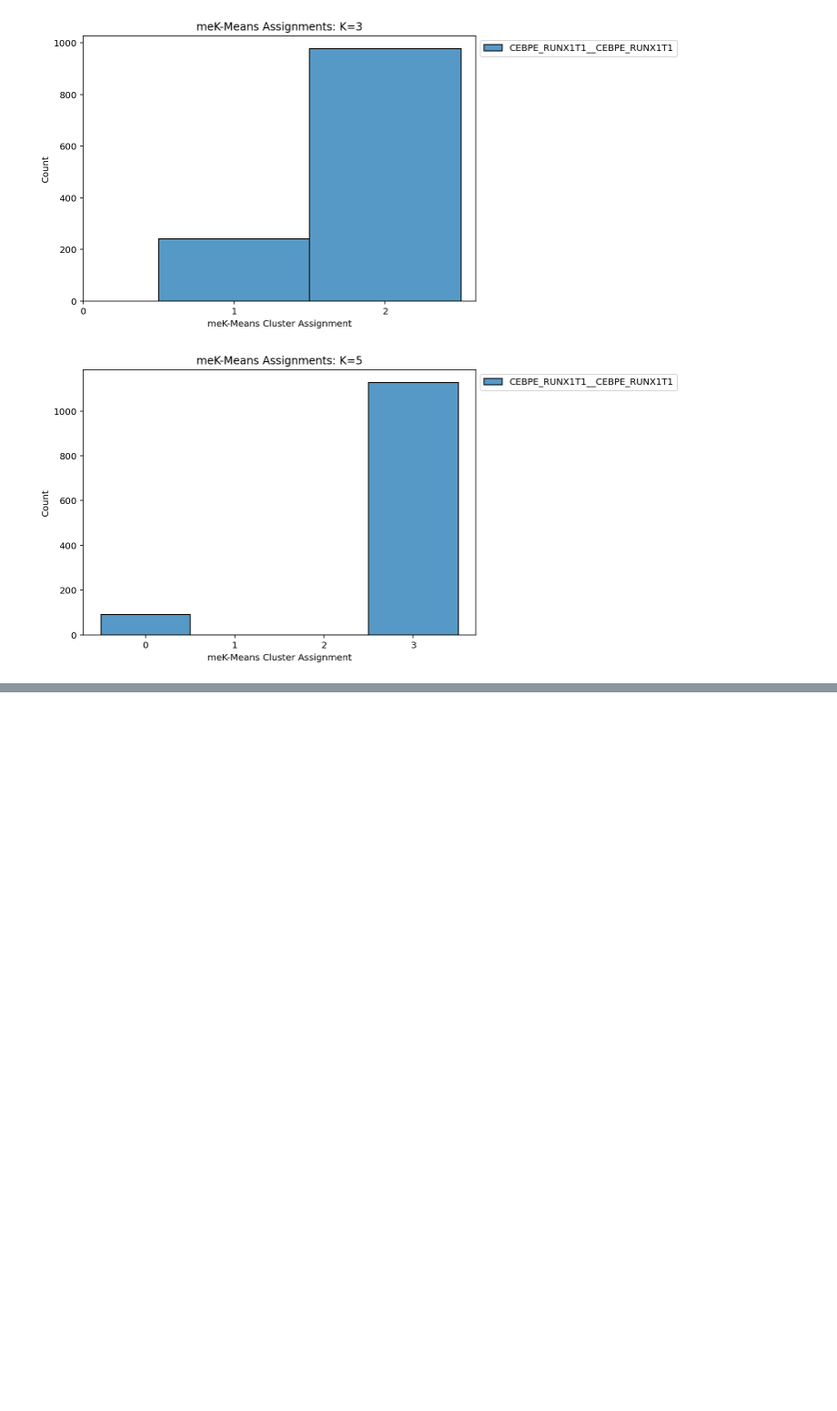
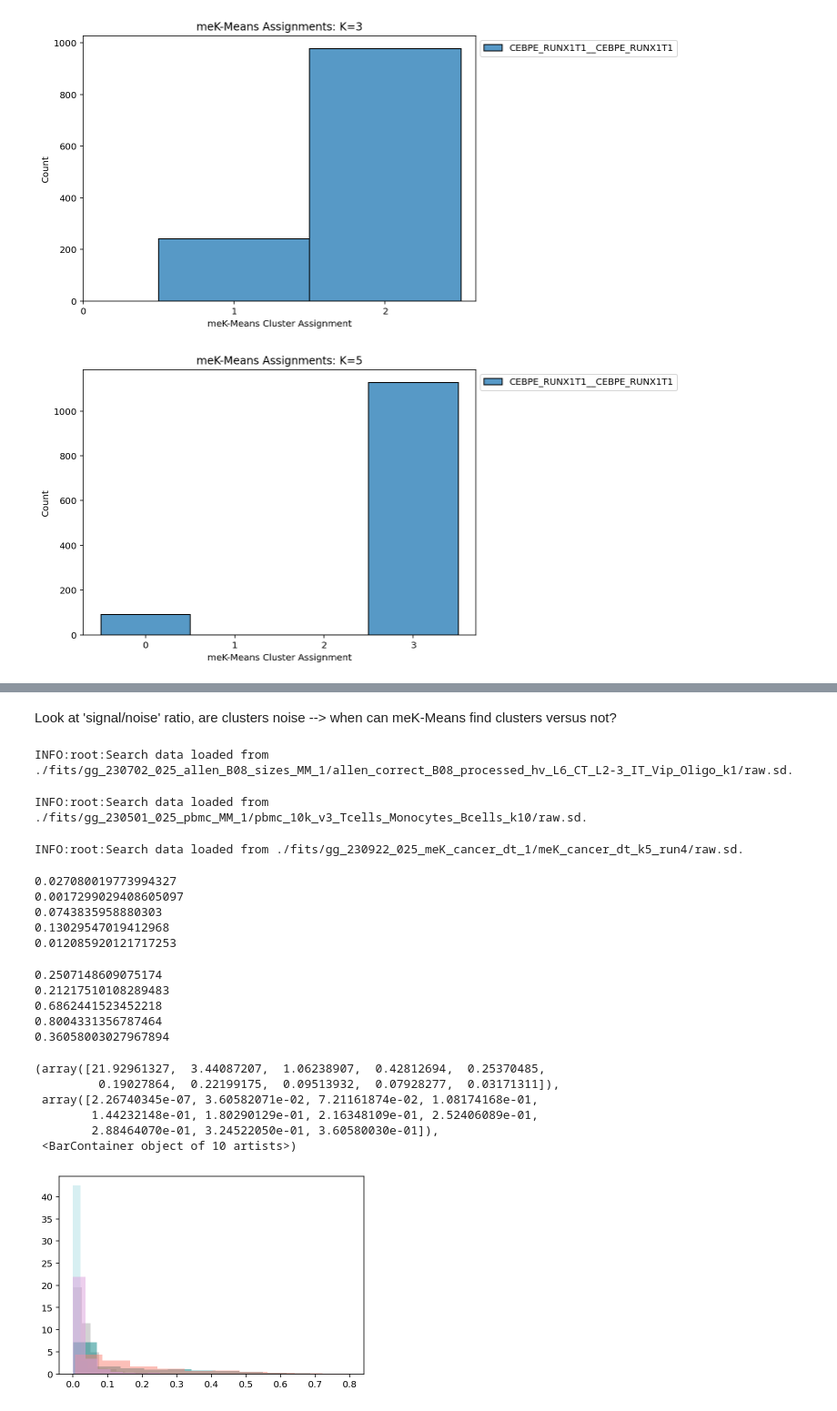
Before and after one commit to tarachari3/perturbCME, a Jupyter notebook: notebooks/20230915_meKMeans_norman.ipynb, the cells around one changed output, grey strips where cells are left out. Shown at 91% size. Drawn from its saved outputs; the diff is of its cells as text; code cells hidden in the pictures; blank space fills up the shorter version.

```diff
--- a/notebooks/20230915_meKMeans_norman.ipynb
+++ b/notebooks/20230915_meKMeans_norman.ipynb
@@ -1017,0 +1020,2 @@ sns.move_legend(g, "upper left", bbox_to_anchor=(1, 1))
+# %% [markdown]
+Look at 'signal/noise' ratio, are clusters noise --> when can meK-Means find clusters versus not?
@@ -1017,0 +1046,30 @@ sns.move_legend(g, "upper left", bbox_to_anchor=(1, 1))
+# %%
+import pickle
+
+sd_A = monod.analysis.load_search_data('./fits/gg_230702_025_allen_B08_sizes_MM_1/allen_correct_B08_processed_hv_L6_CT_L2-3_IT_Vip_Oligo_k1/raw.sd')
+r = './fits/gg_230702_025_allen_B08_sizes_MM_1/allen_correct_B08_processed_hv_L6_CT_L2-3_IT_Vip_Oligo_k7/Bursty_Poisson_1x1/grid_point_0.gp'
+with open(r, "rb") as ipfs:
+    res_A = pickle.load(ipfs)
+# %% [output]
+INFO:root:Search data loaded from ./fits/gg_230702_025_allen_B08_sizes_MM_1/allen_correct_B08_processed_hv_L6_CT_L2-3_IT_Vip_Oligo_k1/raw.sd.
+# %%
+sd_PB = monod.analysis.load_search_data('./fits/gg_230501_025_pbmc_MM_1/pbmc_10k_v3_Tcells_Monocytes_Bcells_k10/raw.sd')
+r = './fits/gg_230501_025_pbmc_MM_1/pbmc_10k_v3_Tcells_Monocytes_Bcells_k10/Bursty_Poisson_1x1/grid_point_0.gp'
+with open(r, "rb") as ipfs:
+    res_PB = pickle.load(ipfs)
+# %% [output]
+INFO:root:Search data loaded from ./fits/gg_230501_025_pbmc_MM_1/pbmc_10k_v3_Tcells_Monocytes_Bcells_k10/raw.sd.
+# %%
+sd_DT = monod.analysis.load_search_data('./fits/gg_230922_025_meK_cancer_dt_1/meK_cancer_dt_k5_run4/raw.sd')
+r = './fits/gg_230922_025_meK_cancer_dt_1/meK_cancer_dt_k5_run4/Bursty_Poisson_1x1/grid_point_0.gp'
+with open(r, "rb") as ipfs:
+    res_DT = pickle.load(ipfs)
+# %% [output]
+INFO:root:Search data loaded from ./fits/gg_230922_025_meK_cancer_dt_1/meK_cancer_dt_k5_run4/raw.sd.
+# %%
+to_test = new_S.T
+d = get_interPop_var(to_test,labels)
+d2 = get_interPop_var(to_test,np.array(all_assigns))
+d_A = get_interPop_var(sd_A.layers[1].T,res_A.assigns)
+d_PB = get_interPop_var(sd_PB.layers[1].T,res_PB.assigns)
+d_DT = get_interPop_var(sd_DT.layers[1].T,res_DT.assigns)
@@ -1017,0 +1078,32 @@ sns.move_legend(g, "upper left", bbox_to_anchor=(1, 1))
+# %%
+for a in all_ds:
+    print(np.median(a[~np.isnan(a)]))
+# %% [output]
+0.027080019773994327
+0.0017299029408605097
+0.0743835958880303
+0.13029547019412968
+0.012085920121717253
+# %%
+for a in all_ds:
+    print(np.max(a[~np.isnan(a)]))
+# %% [output]
+0.2507148609075174
+0.21217510108289483
+0.6862441523452218
+0.8004331356787464
+0.36058003027967894
+# %%
+plt.hist(d.flatten(),color='lightgrey',density=True)
+plt.hist(d2.flatten(),color='powderblue',alpha=0.5,density=True)
+plt.hist(d_A.flatten(),color='teal',alpha=0.5,density=True)
+plt.hist(d_PB.flatten(),color='salmon',alpha=0.5,density=True)
+plt.hist(d_DT.flatten(),color='plum',alpha=0.5,density=True)
+# %% [output]
+(array([21.92961327,  3.44087207,  1.06238907,  0.42812694,  0.25370485,
+         0.19027864,  0.22199175,  0.09513932,  0.07928277,  0.03171311]),
+ array([2.26740345e-07, 3.60582071e-02, 7.21161874e-02, 1.08174168e-01,
+        1.44232148e-01, 1.80290129e-01, 2.16348109e-01, 2.52406089e-01,
+        2.88464070e-01, 3.24522050e-01, 3.60580030e-01]),
+ <BarContainer object of 10 artists>)
+[figure, added]
```
Also changed, not shown: parts of 22 cells of this notebook, 4 other files.
